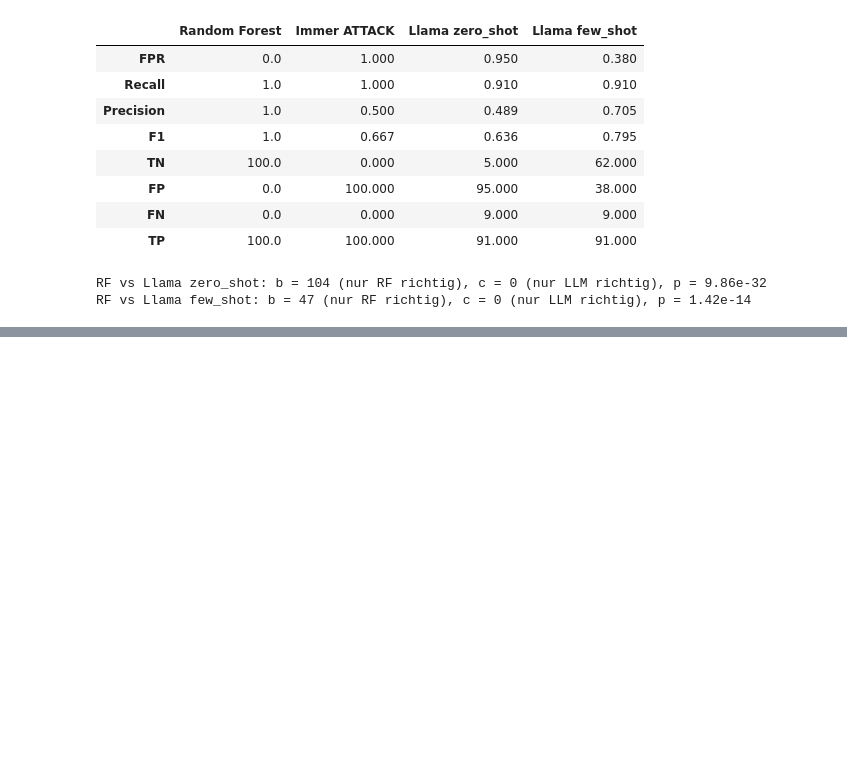
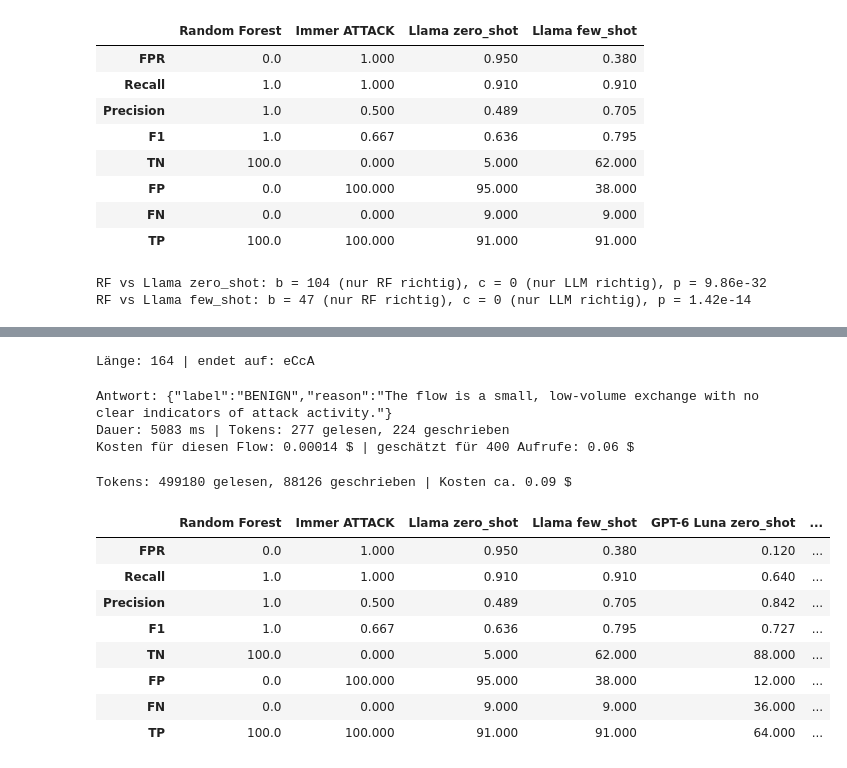
Before and after one commit to anachialda/threat-detection, a Jupyter notebook: LLM_experiment.ipynb, the cells around one changed output, grey strips where cells are left out. Drawn from its saved outputs; the diff is of its cells as text; code cells hidden in the pictures; blank space fills up the shorter version.

Commit message:
llm gpt 6 luna

```diff
--- a/LLM_experiment.ipynb
+++ b/LLM_experiment.ipynb
@@ -498,0 +501,11 @@ RF vs Llama few_shot: b = 47 (nur RF richtig), c = 0 (nur LLM richtig), p = 1.42
+# %%
+import os
+from dotenv import load_dotenv
+from openai import OpenAI
+
+load_dotenv(override=True)
+schluessel = os.getenv('OPENAI_API_KEY', '')
+print('Länge:', len(schluessel), '| endet auf:', schluessel[-4:])
+client = OpenAI(api_key=schluessel)
+# %% [output]
+Länge: 164 | endet auf: eCcA
@@ -498,0 +536,67 @@ RF vs Llama few_shot: b = 47 (nur RF richtig), c = 0 (nur LLM richtig), p = 1.42
+# %%
+text, ms, t_in, t_out = frage_openai(system_prompt, user_prompt(erster_flow))
+print('Antwort:', text)
+print(f'Dauer: {ms:.0f} ms | Tokens: {t_in} gelesen, {t_out} geschrieben')
+
+preis_input, preis_output = 0.10, 0.50
+kosten = (t_in * preis_input + t_out * preis_output) / 1e6
+print(f'Kosten für diesen Flow: {kosten:.5f} $ | geschätzt für 400 Aufrufe: {kosten * 400:.2f} $')
+# %% [output]
+Antwort: {"label":"BENIGN","reason":"The flow is a small, low-volume exchange with no clear indicators of attack activity."}
+Dauer: 5083 ms | Tokens: 277 gelesen, 224 geschrieben
+Kosten für diesen Flow: 0.00014 $ | geschätzt für 400 Aufrufe: 0.06 $
+# %%
+def teste(prompt_funktion, flows, frage=frage_llm):
+    ergebnisse = []
+    frage(system_prompt, prompt_funktion(flows.iloc[0]))   # Aufwärmen
+    for flow_id, zeile in flows.iterrows():
+        text, ms, t_in, t_out = frage(system_prompt, prompt_funktion(zeile))
+        ergebnisse.append({
+            'flow_id': flow_id,
+            'label_wahr': zeile['Label'],
+            'y': zeile['y'],
+            'antwort': text,
+            'label_llm': lies_label(text),
+            'latenz_ms': ms,
+            'tokens_in': t_in,
+            'tokens_out': t_out,
+        })
+    return pd.DataFrame(ergebnisse)
+# %%
+ergebnisse_gpt_zero = teste(user_prompt, stichprobe, frage=frage_openai)
+ergebnisse_gpt_zero['model'] = modell_openai
+ergebnisse_gpt_zero['bedingung'] = 'zero_shot'
+ergebnisse_gpt_zero.to_csv(ergebnis_ordner / 'llm_openai_zero_shot.csv', index=False)
+
+ergebnisse_gpt_few = teste(user_prompt_few, stichprobe, frage=frage_openai)
+ergebnisse_gpt_few['model'] = modell_openai
+ergebnisse_gpt_few['bedingung'] = 'few_shot'
+ergebnisse_gpt_few.to_csv(ergebnis_ordner / 'llm_openai_few_shot.csv', index=False)
+
+tokens_in = ergebnisse_gpt_zero['tokens_in'].sum() + ergebnisse_gpt_few['tokens_in'].sum()
+tokens_out = ergebnisse_gpt_zero['tokens_out'].sum() + ergebnisse_gpt_few['tokens_out'].sum()
+print(f'Tokens: {tokens_in} gelesen, {tokens_out} geschrieben | '
+      f'Kosten ca. {(tokens_in * preis_input + tokens_out * preis_output) / 1e6:.2f} $')
+# %% [output]
+Tokens: 499180 gelesen, 88126 geschrieben | Kosten ca. 0.09 $
+# %%
+vergleich = pd.DataFrame({
+    'Random Forest': metriken(rf_df),
+    'Immer ATTACK': metriken(immer_angriff),
+    'Llama zero_shot': metriken(ergebnisse_zero),
+    'Llama few_shot': metriken(ergebnisse_few),
+    'GPT-6 Luna zero_shot': metriken(ergebnisse_gpt_zero),
+    'GPT-6 Luna few_shot': metriken(ergebnisse_gpt_few),
+}).round(3)
+vergleich.to_csv(ergebnis_ordner / 'vergleich_rf_llm.csv')
+vergleich
+# %% [output]
+|  | Random Forest | Immer ATTACK | Llama zero_shot | Llama few_shot | GPT-6 Luna zero_shot | ... |
+| FPR | 0.0 | 1.000 | 0.950 | 0.380 | 0.120 | ... |
+| Recall | 1.0 | 1.000 | 0.910 | 0.910 | 0.640 | ... |
+| Precision | 1.0 | 0.500 | 0.489 | 0.705 | 0.842 | ... |
+| F1 | 1.0 | 0.667 | 0.636 | 0.795 | 0.727 | ... |
+| TN | 100.0 | 0.000 | 5.000 | 62.000 | 88.000 | ... |
+| FP | 0.0 | 100.000 | 95.000 | 38.000 | 12.000 | ... |
+| FN | 0.0 | 0.000 | 9.000 | 9.000 | 36.000 | ... |
+| TP | 100.0 | 100.000 | 91.000 | 91.000 | 64.000 | ... |
```
Also changed, not shown: parts of 4 cells of this notebook, 4 other files.
